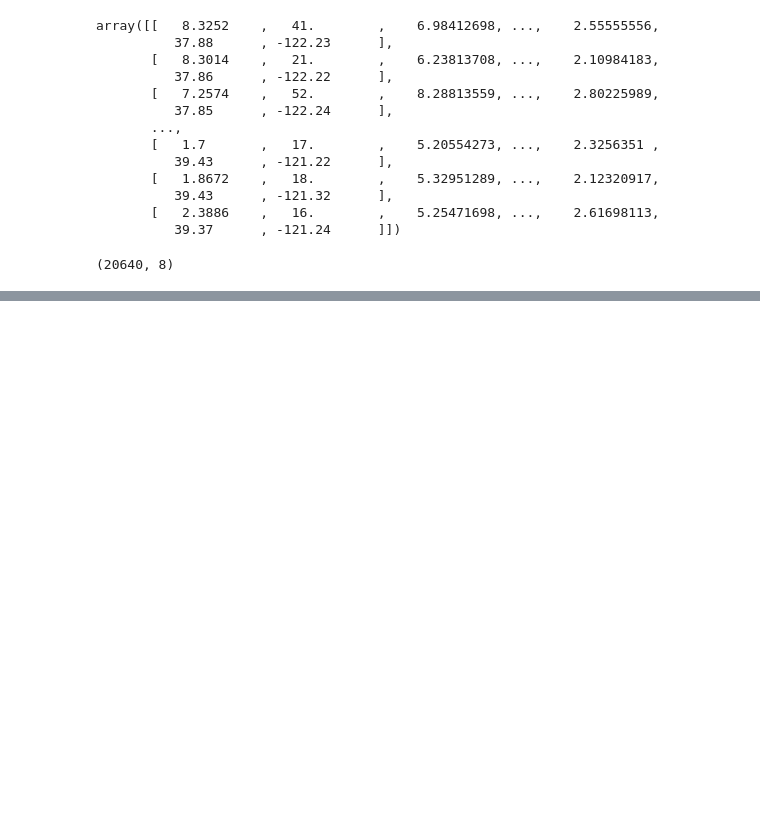
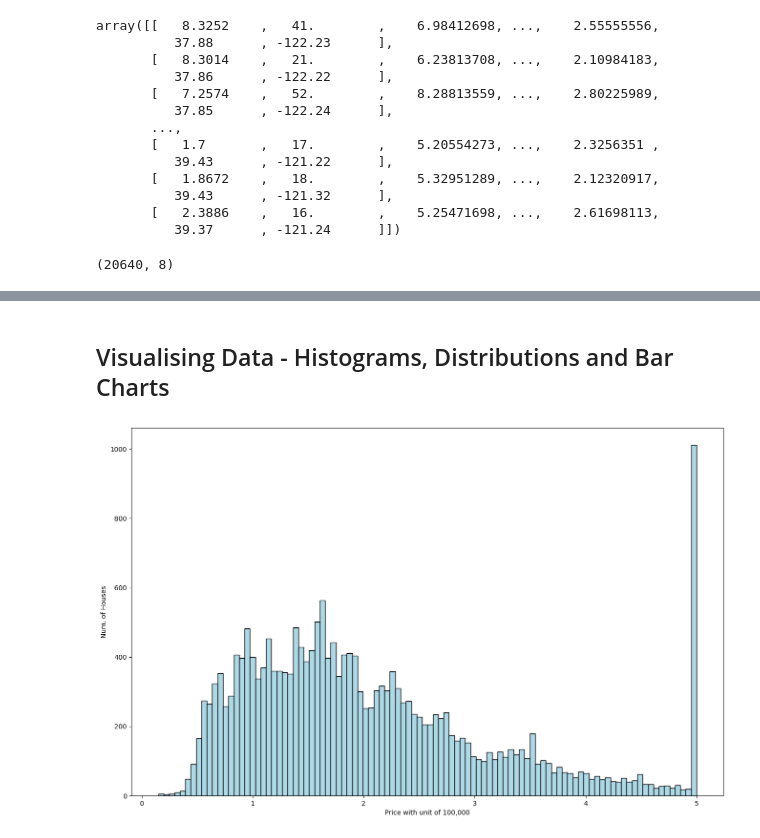
Before and after one commit to alextianyf/MachineLearning_ProblemSets, a Jupyter notebook: 3. Predict House Prices with Multivariable Linear Regression/3.1 Mutilvariate Regression.ipynb, the cells around one changed output, grey strips where cells are left out. Saved outputs shown, nothing was run; the diff lists cells and outputs as text; code cells hidden in the pictures; blank space fills up the shorter version.

Commit message:
Update 3.1 Mutilvariate Regression.ipynb
Data visualizing

```diff
--- a/3. Predict House Prices with Multivariable Linear Regression/3.1 Mutilvariate Regression.ipynb
+++ b/3. Predict House Prices with Multivariable Linear Regression/3.1 Mutilvariate Regression.ipynb
@@ -90,0 +107,6 @@ housing.data.shape
+# %%
+# Create a pandas dataframe
+data = pd.DataFrame(data = housing.data, columns= housing.feature_names)
+
+# Add colum with the price (target)
+data['PRICE'] = housing.target
@@ -90,0 +213,10 @@ housing.data.shape
+# %% [markdown]
+## Visualising Data - Histograms, Distributions and Bar Charts
+# %%
+plt.figure(figsize=(16,10))
+plt.hist(data['PRICE'], bins = 100, ec = 'black', color='lightblue')
+plt.xlabel('Price with unit of 100,000')
+plt.ylabel('Num. of Houses')
+plt.show()
+# %% [output]
+[figure, added]
```
Also changed, not shown: parts of 18 cells of this notebook.
